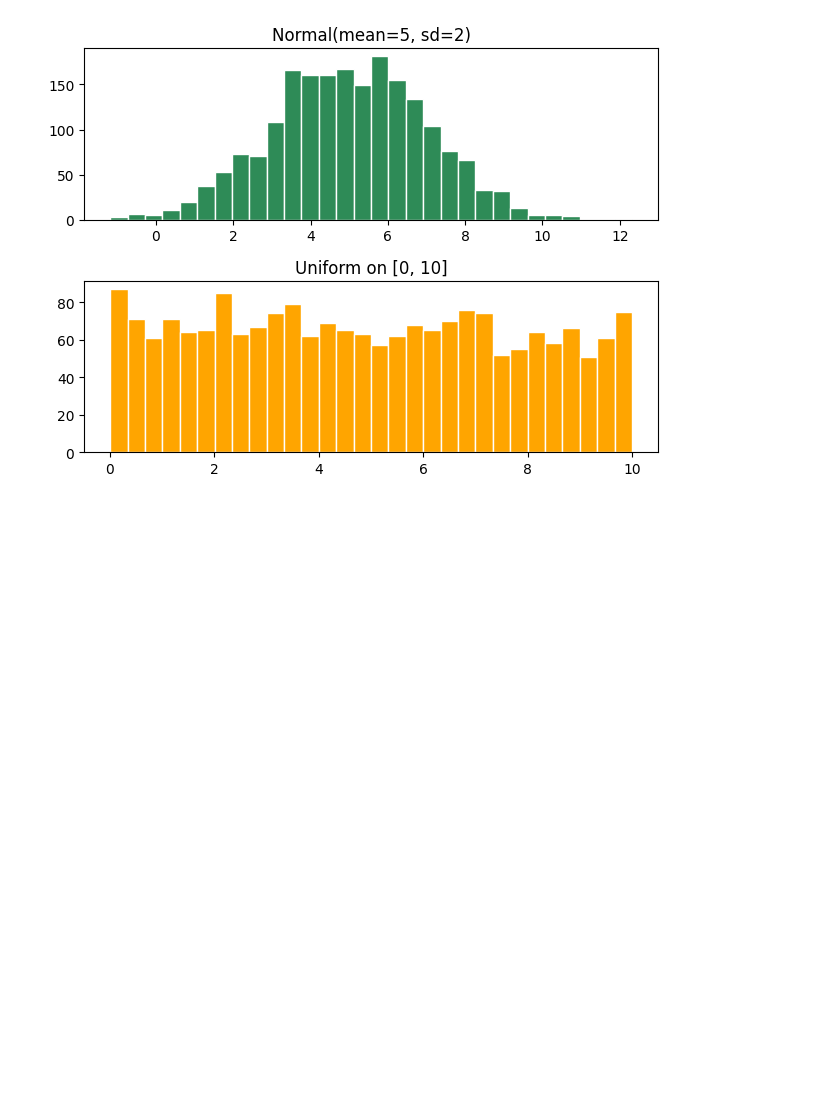
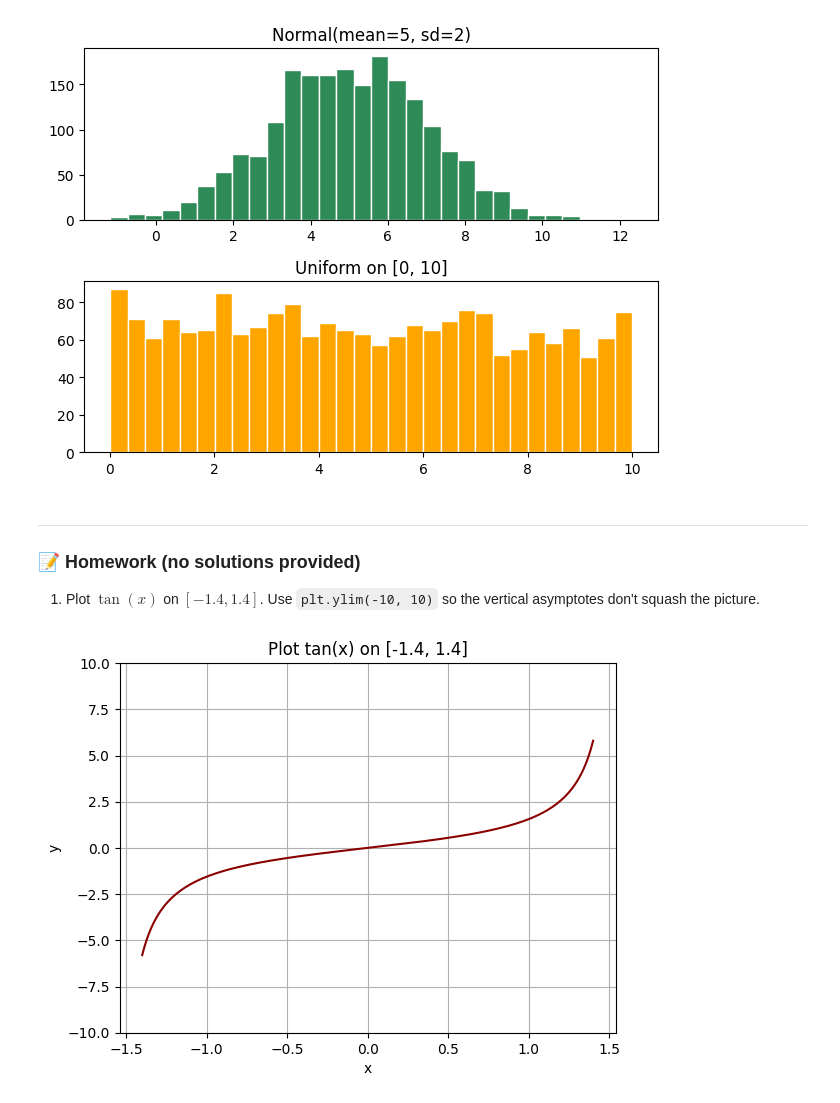
Before and after one commit to JayZeus999/Math-For-ML, a Jupyter notebook: cto-school/02a_plotting_functions.ipynb, the cells around one changed output. Saved outputs shown, nothing was run; the diff lists cells and outputs as text; code cells hidden in the pictures; blank space fills up the shorter version.

Commit message:
Plot tan(x) on [-1, 1]

```diff
--- a/cto-school/02a_plotting_functions.ipynb
+++ b/cto-school/02a_plotting_functions.ipynb
@@ -252,3 +252,22 @@ fig.tight_layout()
 plt.show()
 # %% [output]
 [figure]
+# %% [markdown]
+---
+### 📝 Homework (no solutions provided)
+
+1. Plot $\tan(x)$ on $[-1.4, 1.4]$. Use `plt.ylim(-10, 10)` so the vertical
+   asymptotes don't squash the picture.
+# %%
+x = np.linspace(-1.4, 1.4, 200)
+
+y = np.tan(x)
+
+plt.plot(x, y, color="darkred")
+plt.title("Plot tan(x) on [-1.4, 1.4]")
+plt.xlabel("x"); plt.ylabel("y")
+plt.ylim(-10, 10)
+plt.grid(True)
+plt.show()
+# %% [output]
+[figure, added]
```
